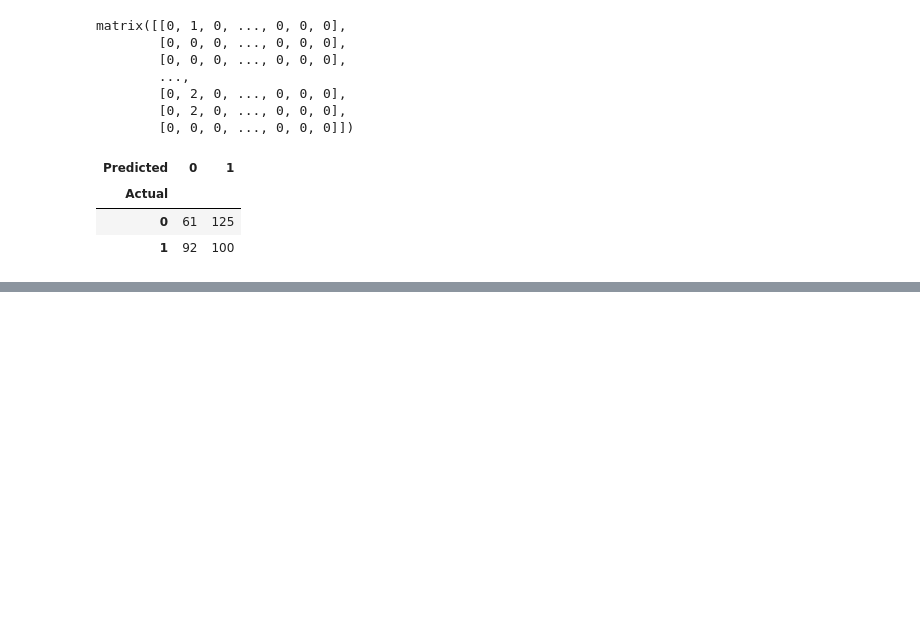
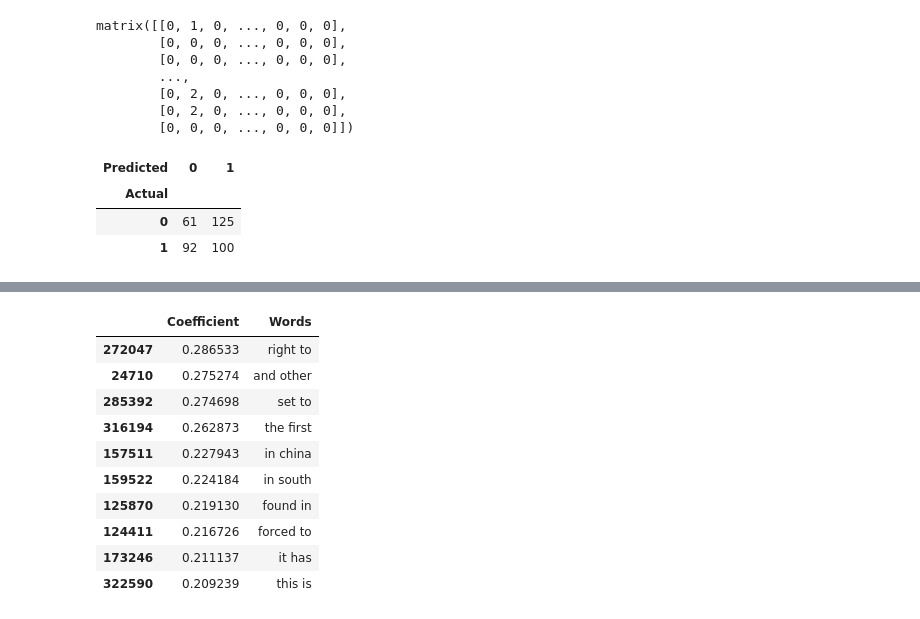
Before and after one commit to theoptips/portfolio, a Jupyter notebook: nlp/NLP_stock.ipynb, the cells around one changed output, grey strips where cells are left out. Saved outputs shown, nothing was run; the diff lists cells and outputs as text; code cells hidden in the pictures; blank space fills up the shorter version.

```diff
--- a/nlp/NLP_stock.ipynb
+++ b/nlp/NLP_stock.ipynb
@@ -100,0 +135,3 @@ pd.crosstab(test["Label"], predictions, rownames=["Actual"], colnames=["Predicte
+# %%
+advancedvectorizer = CountVectorizer(ngram_range=(2,2))
+advancedtrain = advancedvectorizer.fit_transform(trainheadlines)
@@ -100,0 +142,3 @@ pd.crosstab(test["Label"], predictions, rownames=["Actual"], colnames=["Predicte
+# %%
+advancedmodel = LogisticRegression()
+advancedmodel = advancedmodel.fit(advancedtrain, train['Label'])
@@ -100,0 +158,19 @@ pd.crosstab(test["Label"], predictions, rownames=["Actual"], colnames=["Predicte
+# %%
+advwords = advancedvectorizer.get_feature_names()
+advcoeffs = advancedmodel.coef_.tolist()[0]
+advcoeffdf = pd.DataFrame({'Words' : advwords,
+                        'Coefficient' : advcoeffs})
+advcoeffdf = advcoeffdf.sort_values(['Coefficient', 'Words'], ascending=[0, 1])
+advcoeffdf.head(10)
+# %% [output]
+|  | Coefficient | Words |
+| 272047 | 0.286533 | right to |
+| 24710 | 0.275274 | and other |
+| 285392 | 0.274698 | set to |
+| 316194 | 0.262873 | the first |
+| 157511 | 0.227943 | in china |
+| 159522 | 0.224184 | in south |
+| 125870 | 0.219130 | found in |
+| 124411 | 0.216726 | forced to |
+| 173246 | 0.211137 | it has |
+| 322590 | 0.209239 | this is |
```
Also changed, not shown: parts of 10 cells of this notebook.
